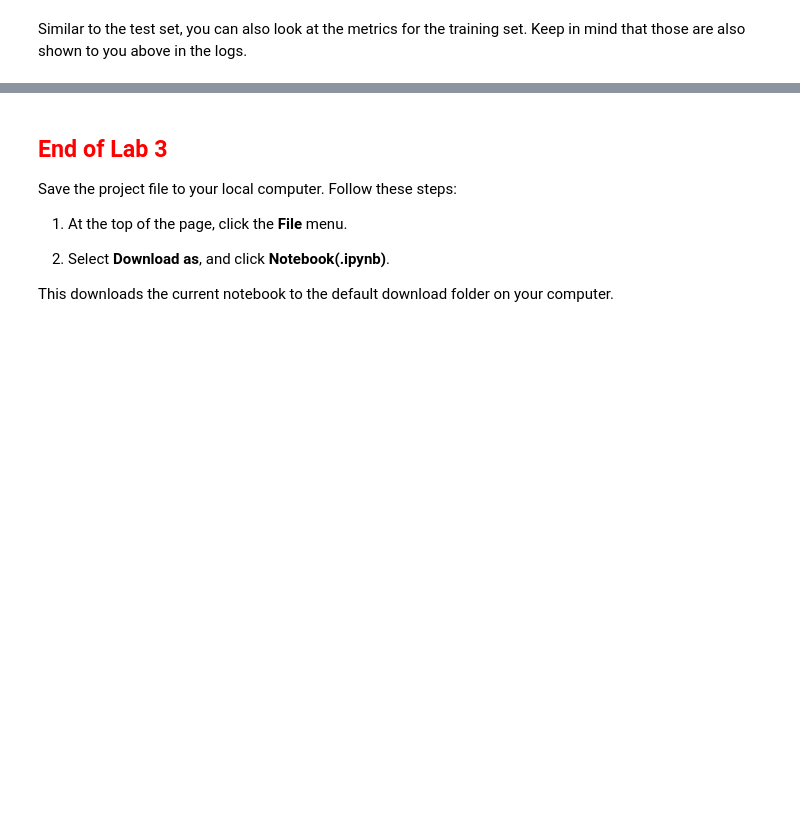
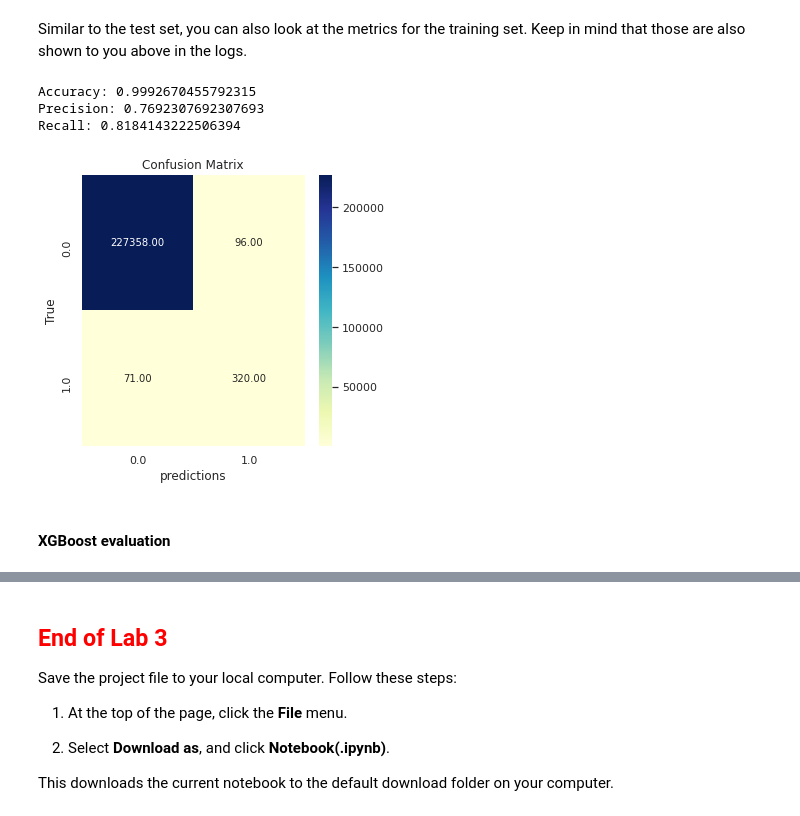
Before and after one commit to angry-birdman/aws-sagemaker-lab, a Jupyter notebook: Credit_Card_Fraud_Detection-Student.ipynb, the cells around one changed output, grey strips where cells are left out. Cells and saved outputs as stored; diff of their text form; code cells hidden in the pictures; blank space fills up the shorter version.

````diff
--- a/Credit_Card_Fraud_Detection-Student.ipynb
+++ b/Credit_Card_Fraud_Detection-Student.ipynb
@@ -490,13 +500,13 @@ from sagemaker.amazon.amazon_estimator import RecordSet
 import boto3
 
 # Instantiate the LinearLearner estimator object
-num_classes = # Enter your code here
+num_classes = 2 # Enter your code here
 
 # Instantiate the LinearLearner estimator 'binary classifier' object with one ml.m4.xlarge instance
 linear = sagemaker.LinearLearner(role=sagemaker.get_execution_role(),
-                                               instance_count=<CODE>,
-                                               instance_type=<CODE>,
-                                               predictor_type=<CODE>)
+                                               instance_count=1,
+                                               instance_type='ml.m4.xlarge',
+                                               predictor_type='binary_classifier')
 # %% [markdown]
 ### Sample Code
 ```
@@ -512,9 +522,10 @@ linear = sagemaker.LinearLearner(role=sagemaker.get_execution_role(),
 Linear learner accepts training data in protobuf or CSV content types, and accepts inference requests in protobuf, CSV, or JSON content types. Training data has features and ground-truth labels, while the data in an inference request has only features. In a production pipeline, it is recommended to convert the data to the Amazon SageMaker protobuf format and store it in Amazon S3. However, to get up and running quickly, AWS provides the convenient method `record_set` for converting and uploading when the dataset is small enough to fit in local memory. It accepts NumPy arrays like the ones you already have, so let's use it here. The `RecordSet` object will keep track of the temporary Amazon S3 location of your data. Use the `estimator.record_set` function to create train, validation, and test records. Then, use the `estimator.fit` function to start your training job.
 # %%
 ### Create train, val, test records
-train_records = linear.record_set(<CODE>,<CODE>, channel='train')# Enter your code here
-val_records = linear.record_set(<CODE>,<CODE>, channel='validation')# Enter your code here
-test_records = linear.record_set(<CODE>,<CODE>, channel='test')# Enter your code here
+# train_features, test_features, train_labels, test_labels, val_features, val_labels
+train_records = linear.record_set(train_features, train_labels, channel='train')# Enter your code here
+val_records = linear.record_set(val_features, val_labels, channel='validation')# Enter your code here
+test_records = linear.record_set(test_features, test_labels, channel='test')# Enter your code here
 # %% [markdown]
 Now, lets train your model on the dataset that you just uplaoded.
 
@@ -525,3 +536,4 @@ linear.fit([train_records,val_records,test_records], wait=True, logs='All')
 # %%
 ### Fit the classifier
 # Enter your code here
+linear.fit([train_records,val_records,test_records], wait=True, logs='All')
@@ -554,7 +648,7 @@ def predict_batches(model, features, labels, split=200):
     split_array = np.array_split(features, split)
     predictions = []
     for array in split_array:
-        predictions +=  model.predict(array).label
+        predictions +=  model.predict(array)
 
     # preds = np.array([p['predicted_label'] for p in predictions])
     preds = [i.label['predicted_label'].float32_tensor.values[0] for i in predictions]
@@ -594,4 +695,11 @@ predict_batches(linear_predictor, test_features, test_labels)
 # %% [markdown]
 Similar to the test set, you can also look at the metrics for the training set. Keep in mind that those are also shown to you above in the logs.
 # %%
-#predict_batches(linear_predictor, train_features, train_labels)
+predict_batches(linear_predictor, train_features, train_labels)
+# %% [output]
+Accuracy: 0.9992670455792315
+Precision: 0.7692307692307693
+Recall: 0.8184143222506394
+[figure, added]
+# %% [markdown]
+#### XGBoost evaluation
````
Also changed, not shown: parts of 18 cells of this notebook, 3 other files.
